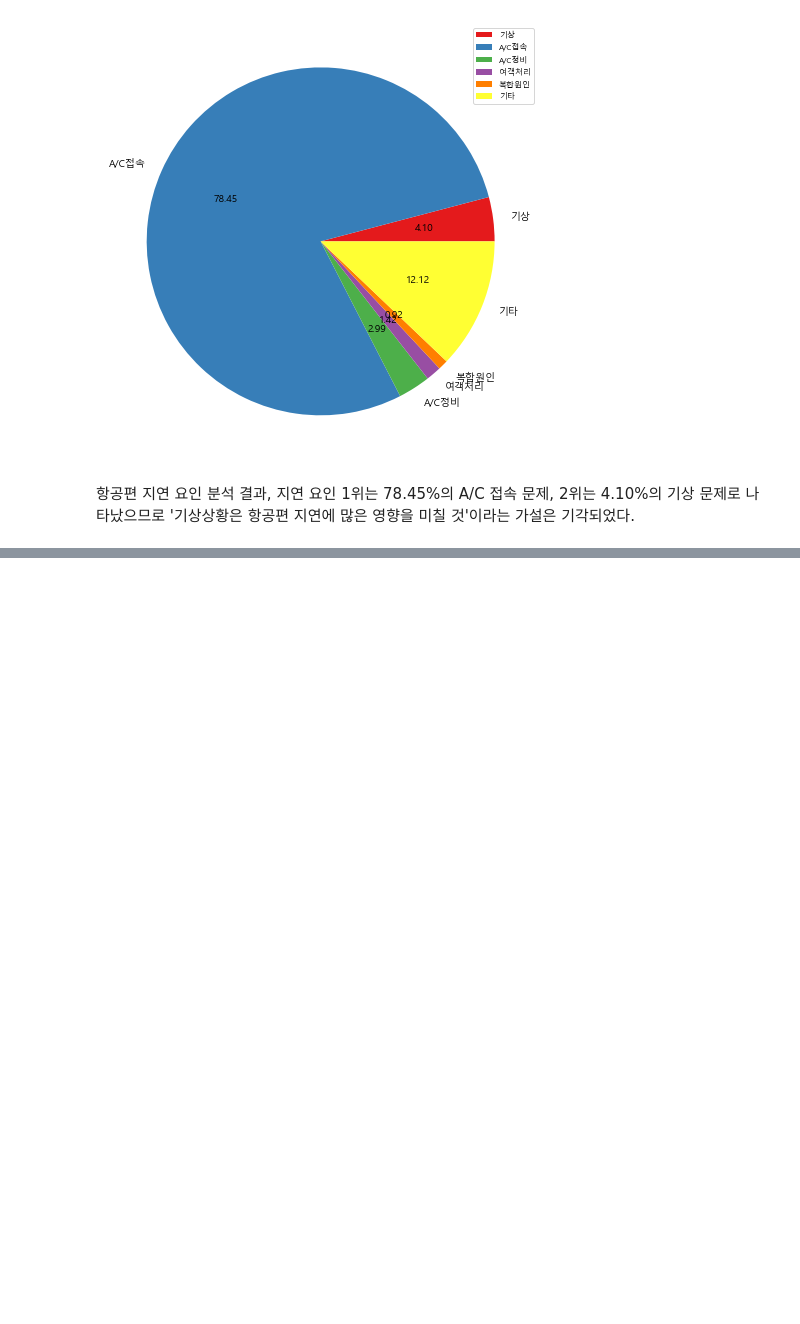
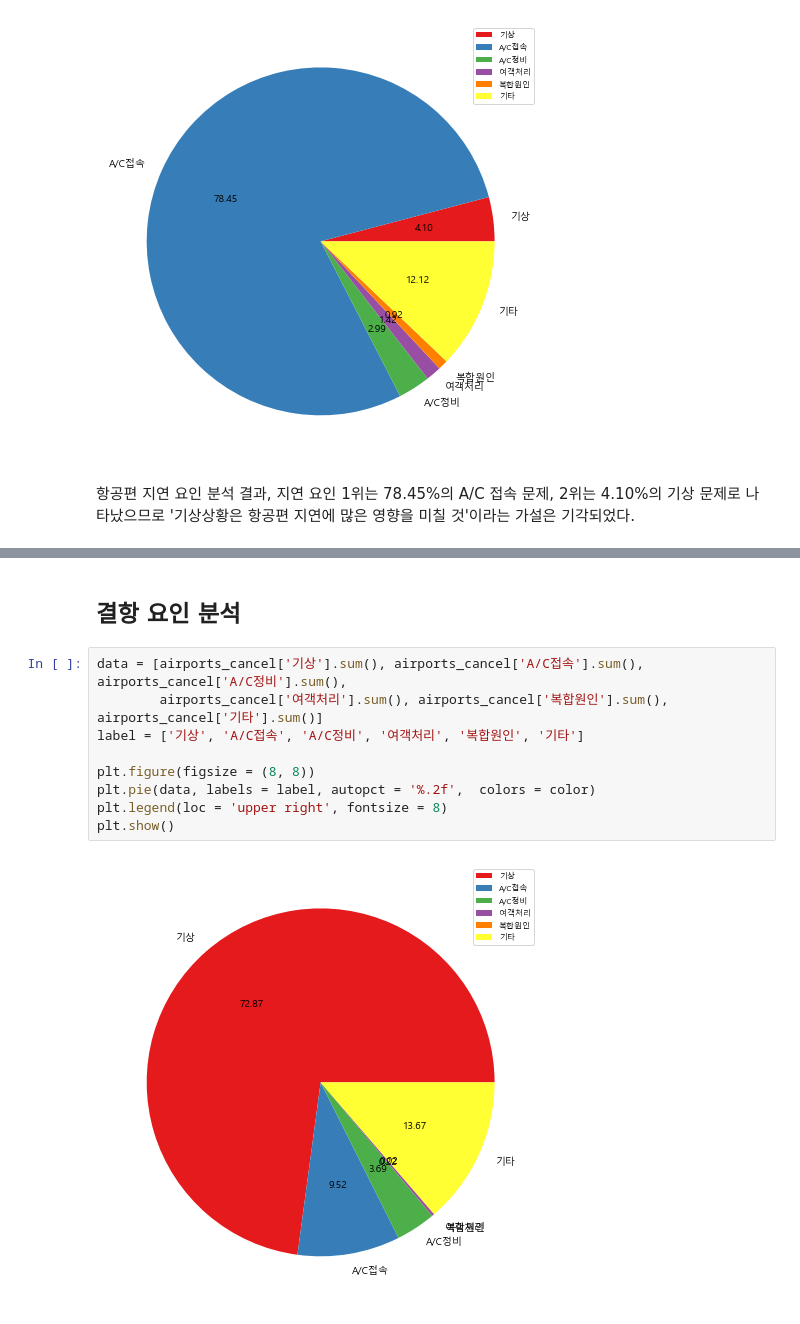
Before and after one commit to yeji4268/BigData, a Jupyter notebook: BigData_Project.ipynb, the cells around one changed output, grey strips where cells are left out. Saved outputs shown, nothing was run; the diff lists cells and outputs as text; blank space fills up the shorter version.

```diff
--- a/BigData_Project.ipynb
+++ b/BigData_Project.ipynb
@@ -252,0 +413,13 @@ plt.show()
+# %% [markdown]
+## 결항 요인 분석
+# %%
+data = [airports_cancel['기상'].sum(), airports_cancel['A/C접속'].sum(), airports_cancel['A/C정비'].sum(),
+        airports_cancel['여객처리'].sum(), airports_cancel['복합원인'].sum(), airports_cancel['기타'].sum()]
+label = ['기상', 'A/C접속', 'A/C정비', '여객처리', '복합원인', '기타']
+
+plt.figure(figsize = (8, 8))
+plt.pie(data, labels = label, autopct = '%.2f',  colors = color)
+plt.legend(loc = 'upper right', fontsize = 8)
+plt.show()
+# %% [output]
+[figure, added]
```
Also changed, not shown: parts of 26 cells of this notebook.
